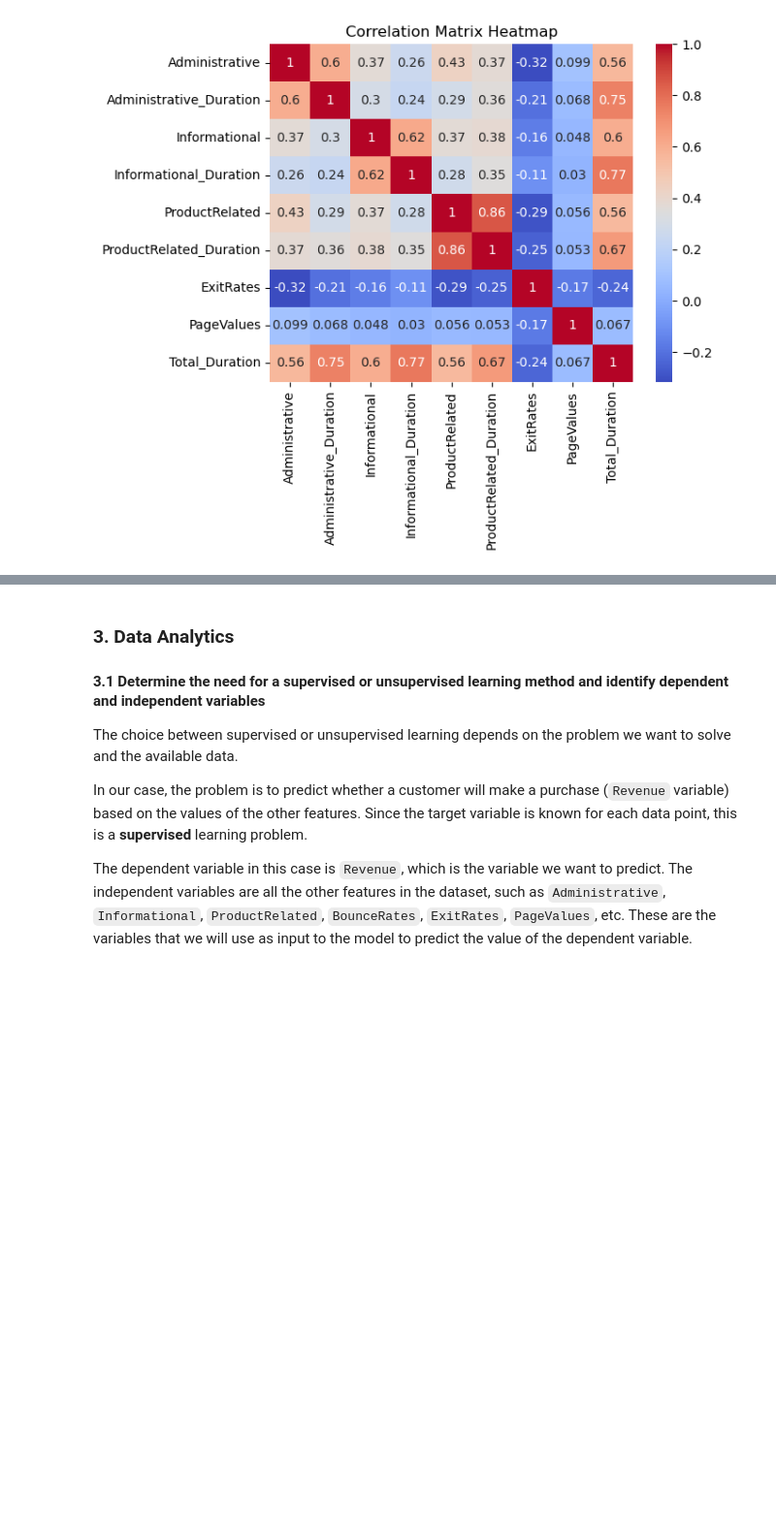
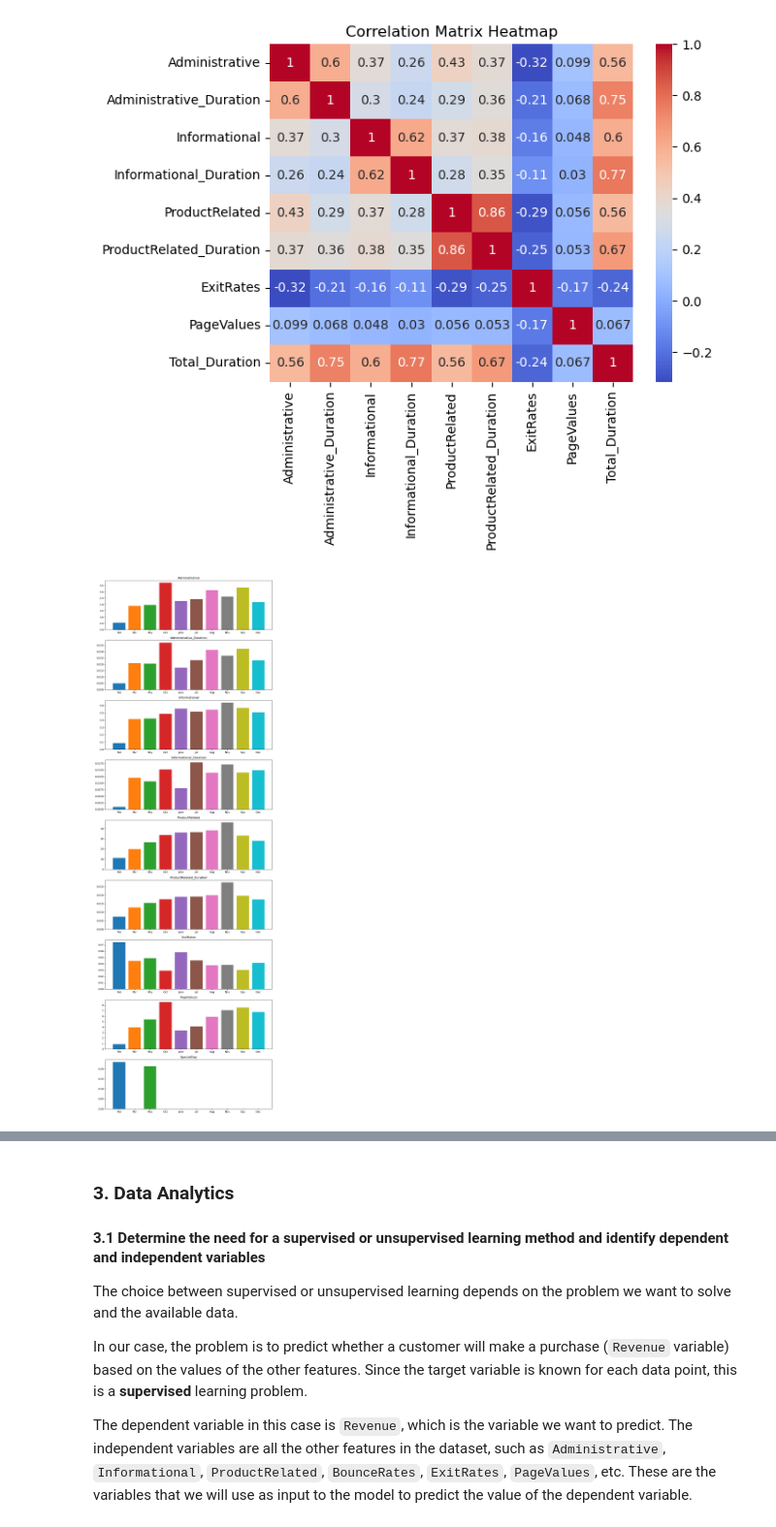
Before and after one commit to gseba/Team2_Online_Shopper_Intention, a Jupyter notebook: Team_2_Combined_FinalProject.ipynb, the cells around one changed output, grey strips where cells are left out. Shown at 97% size. Cells and saved outputs as stored; diff of their text form; code cells hidden in the pictures; blank space fills up the shorter version.

```diff
--- a/Team_2_Combined_FinalProject.ipynb
+++ b/Team_2_Combined_FinalProject.ipynb
@@ -571,6 +605,30 @@ plt.title('Correlation Matrix Heatmap')
 plt.show()
 # %% [output]
 [figure]
+# %%
+# Create a list of numerical variable columns only
+numerical_vars = ['Administrative', 'Administrative_Duration', 'Informational',
+                  'Informational_Duration', 'ProductRelated', 'ProductRelated_Duration',
+                   'ExitRates', 'PageValues', 'SpecialDay']
+
+# Create subplot for each numerical column
+fig, axs = plt.subplots(nrows=len(numerical_vars), ncols=1, figsize=(10, 30))
+
+# Create a bar chart for each column in the 'numerical_vars' list for each month in the dataset
+for i, col in enumerate(numerical_vars):
+    for month in df['Month'].unique():
+        axs[i].bar(month, df[df['Month']==month][col].mean(), align='center')
+    axs[i].set_title(col)
+    axs[i].set_xticks(df['Month'].unique())
+    axs[i].set_xticklabels(df['Month'].unique())
+
+plt.tight_layout()
+plt.show()
+
+
+#https://pynative.com/python-for-loop/#h-nested-for-loops
+# %% [output]
+[figure, added]
 # %% [markdown]
 ### 2.4 Discover features of interest
 
```
Also changed, not shown: parts of 25 cells of this notebook.
